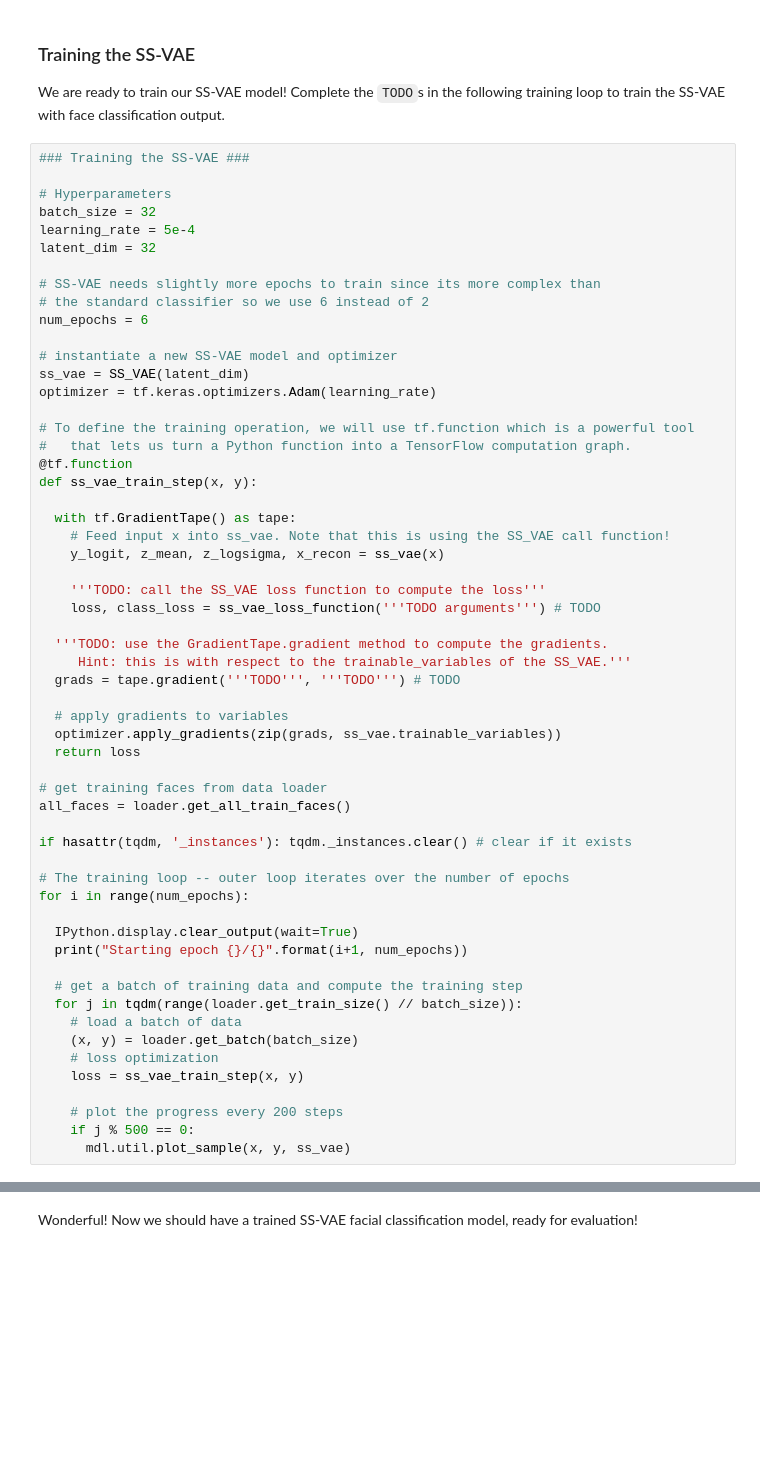
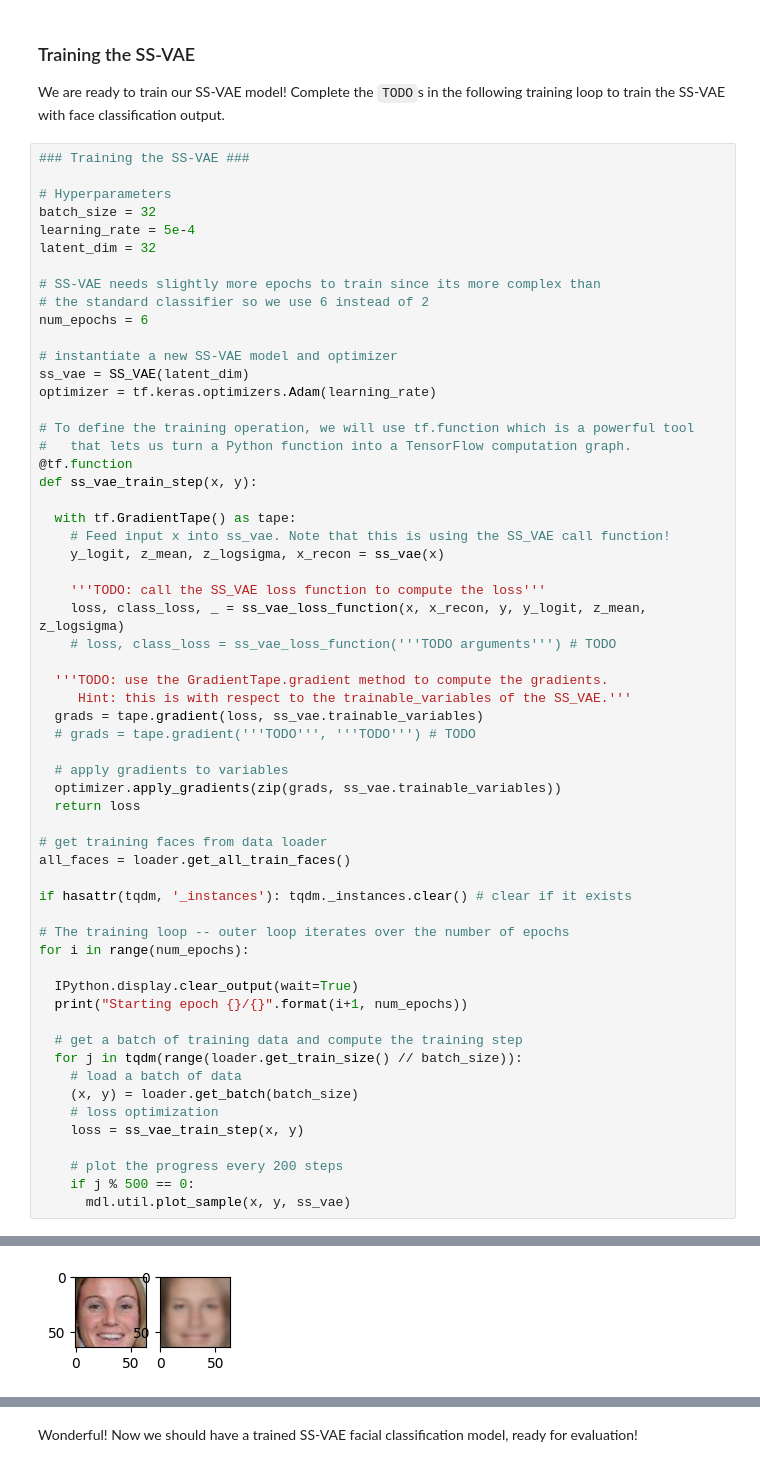
Before and after one commit to Ianhoward117/MIT-deep-learning, a Jupyter notebook: lab2/Part2_FaceDetection.ipynb, the cells around one changed output, grey strips where cells are left out. Cells and saved outputs as stored; diff of their text form; blank space fills up the shorter version.

```diff
--- a/lab2/Part2_FaceDetection.ipynb
+++ b/lab2/Part2_FaceDetection.ipynb
@@ -526,11 +517,13 @@ def ss_vae_train_step(x, y):
     y_logit, z_mean, z_logsigma, x_recon = ss_vae(x)
 
     '''TODO: call the SS_VAE loss function to compute the loss'''
-    loss, class_loss = ss_vae_loss_function('''TODO arguments''') # TODO
+    loss, class_loss, _ = ss_vae_loss_function(x, x_recon, y, y_logit, z_mean, z_logsigma)
+    # loss, class_loss = ss_vae_loss_function('''TODO arguments''') # TODO
 
   '''TODO: use the GradientTape.gradient method to compute the gradients.
      Hint: this is with respect to the trainable_variables of the SS_VAE.'''
-  grads = tape.gradient('''TODO''', '''TODO''') # TODO
+  grads = tape.gradient(loss, ss_vae.trainable_variables)
+  # grads = tape.gradient('''TODO''', '''TODO''') # TODO
 
   # apply gradients to variables
   optimizer.apply_gradients(zip(grads, ss_vae.trainable_variables))
@@ -557,3 +550,4 @@ for i in range(num_epochs):
     # plot the progress every 200 steps
     if j % 500 == 0:
       mdl.util.plot_sample(x, y, ss_vae)
+# %% [output]
@@ -559,0 +555 @@ for i in range(num_epochs):
+[figure, added]
```
Also changed, not shown: parts of 11 cells of this notebook.
